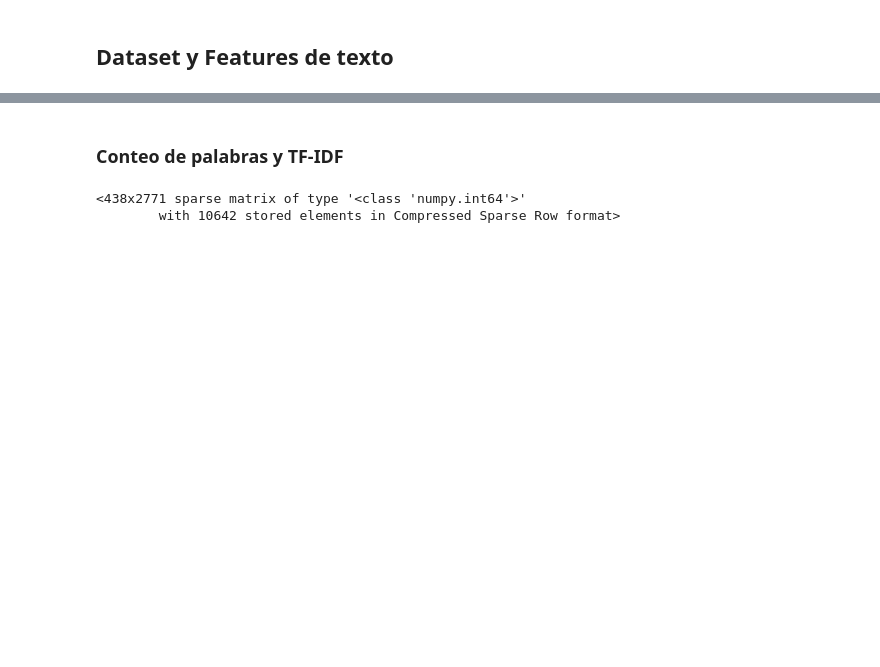
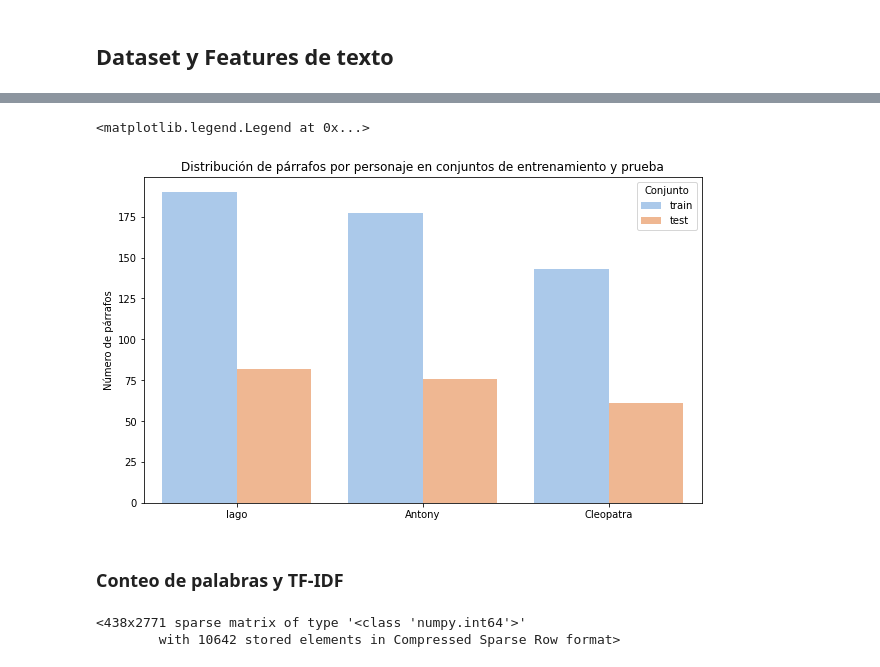
Before and after one commit to AlinaMendez/intro-cd, a Jupyter notebook: Tarea_2/shakespeare_tarea_2.ipynb, the cells around one changed output, grey strips where cells are left out. Drawn from its saved outputs; the diff is of its cells as text; code cells hidden in the pictures; blank space fills up the shorter version.

```diff
--- a/Tarea_2/shakespeare_tarea_2.ipynb
+++ b/Tarea_2/shakespeare_tarea_2.ipynb
@@ -186,3 +187,26 @@ Tamaños de Train/Test: 438/188
+# %%
+# Crear DataFrames de entrenamiento y prueba
+df_train = pd.DataFrame({'paragraph': X_train, 'character': y_train})
+df_test = pd.DataFrame({'paragraph': X_test, 'character': y_test})
+
+# Contar el número de párrafos por personaje en cada conjunto
+train_counts = df_train['character'].value_counts()
+test_counts = df_test['character'].value_counts()
+
+# Crear un DataFrame para visualización
+balance_df = pd.DataFrame({'character': train_counts.index, 'train': train_counts.values, 'test': test_counts.values})
+balance_df = balance_df.melt(id_vars='character', var_name='set', value_name='count')
+
+# Visualizar los datos
+plt.figure(figsize=(10, 6))
+ax = sns.barplot(x='character', y='count', hue='set', data=balance_df, palette='pastel')
+plt.title('Distribución de párrafos por personaje en conjuntos de entrenamiento y prueba')
+plt.xlabel('')
+plt.ylabel('Número de párrafos')
+plt.legend(title='Conjunto')
+# %% [output]
+<matplotlib.legend.Legend at 0x...>
+[figure, added]
 # %% [markdown]
 ### Conteo de palabras y TF-IDF
 # %%
```
Also changed, not shown: parts of 4 cells of this notebook.
